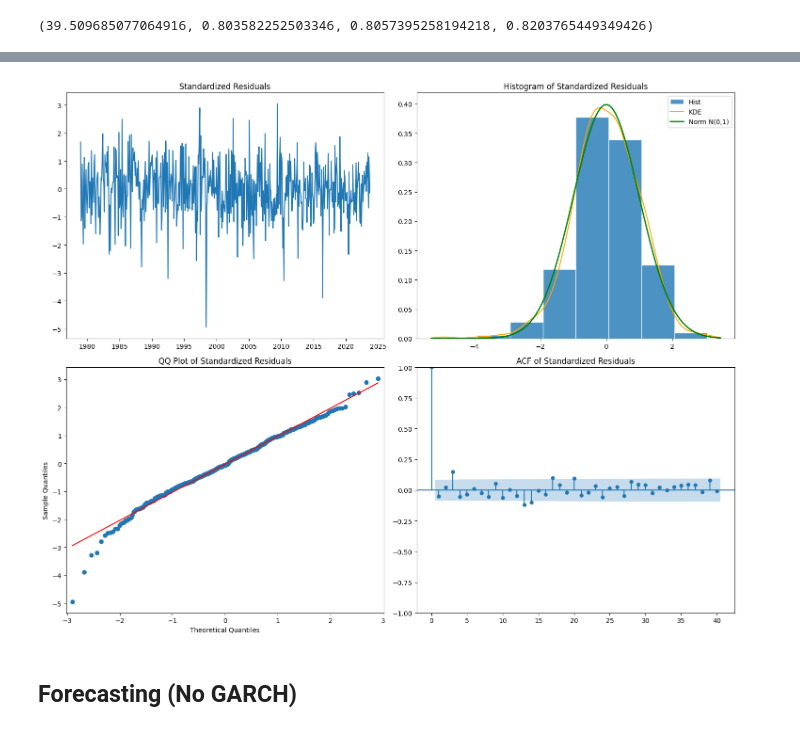
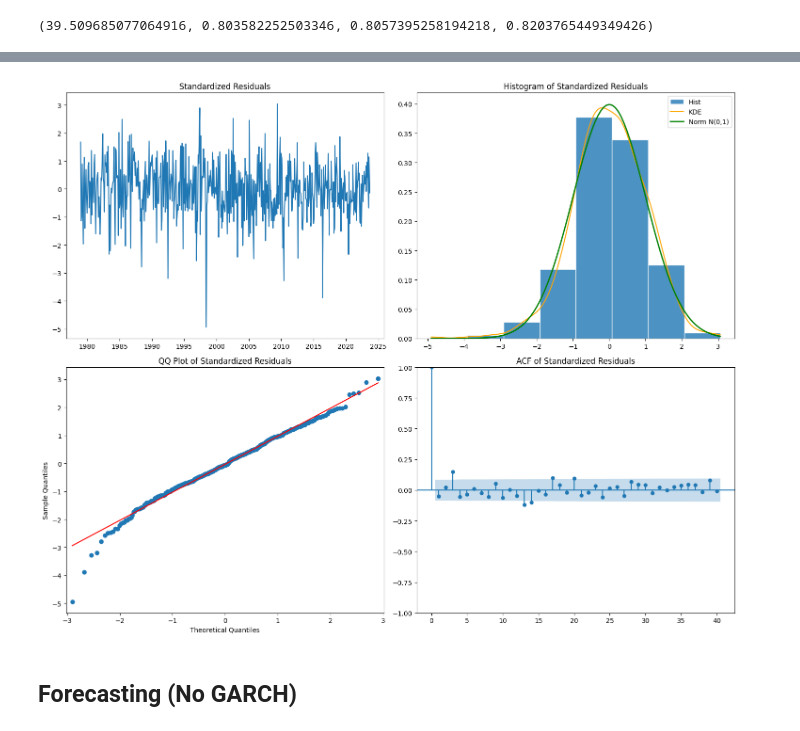
Before and after one commit to yannickpichardo/master_thesis, a Jupyter notebook: enso_sim.ipynb, the cells around one changed output, grey strips where cells are left out. Saved outputs shown, nothing was run; the diff lists cells and outputs as text; code cells hidden in the pictures.

```diff
--- a/enso_sim.ipynb
+++ b/enso_sim.ipynb
@@ -558,41 +560,41 @@ standardized_residuals = arimax_residuals / garch_result.conditional_volatility
 # Normalized residuals for the histogram
 normalized_residuals = (standardized_residuals - np.mean(standardized_residuals)) / np.std(standardized_residuals)
 num_bins = 8
-
+xmin, xmax = normalized_residuals.min(), normalized_residuals.max()
 # Create figure and axes
 fig, axs = plt.subplots(2, 2, figsize=(15, 12))
 
 # Plot standardized residuals
 axs[0, 0].plot(standardized_residuals)
 axs[0, 0].set_title('Standardized Residuals')
 
 
 # Histogram of the standardized residuals with KDE
 axs[0, 1].hist(normalized_residuals, bins=num_bins, density=True, alpha=0.8, label='Hist', linewidth= 1, edgecolor='white')
 # Kernel Density Estimate (KDE) plot
 kde = gaussian_kde(normalized_residuals)
 x_grid = np.linspace(xmin, xmax, 100)
 kde_pdf = kde(x_grid)
 axs[0, 1].plot(x_grid, kde_pdf, '-', label='KDE', color = 'orange')
 # Best fit line for normal distribution
 p = norm.pdf(x_grid, np.mean(normalized_residuals), np.std(normalized_residuals))
 axs[0, 1].plot(x_grid, p, '-', linewidth=2, color = 'green',label='Norm N(0,1)')
 axs[0, 1].set_title('Histogram of Standardized Residuals')
 axs[0, 1].legend()
 
 # QQ plot for standardized residuals
 qqplot(standardized_residuals, line='s', ax=axs[1, 0])
 axs[1, 0].set_title('QQ Plot of Standardized Residuals')
 
 # ACF plot for standardized residuals
 plot_acf(standardized_residuals, lags=40, ax=axs[1, 1])
 axs[1, 1].set_title('ACF of Standardized Residuals')
 
 
 plt.tight_layout()
 plt.show()
 # %% [output]
-[figure, old version]
+[figure, new version]
 # %% [markdown]
 ## Forecasting (No GARCH)
 # %%
```
Also changed, not shown: parts of 11 cells of this notebook.
